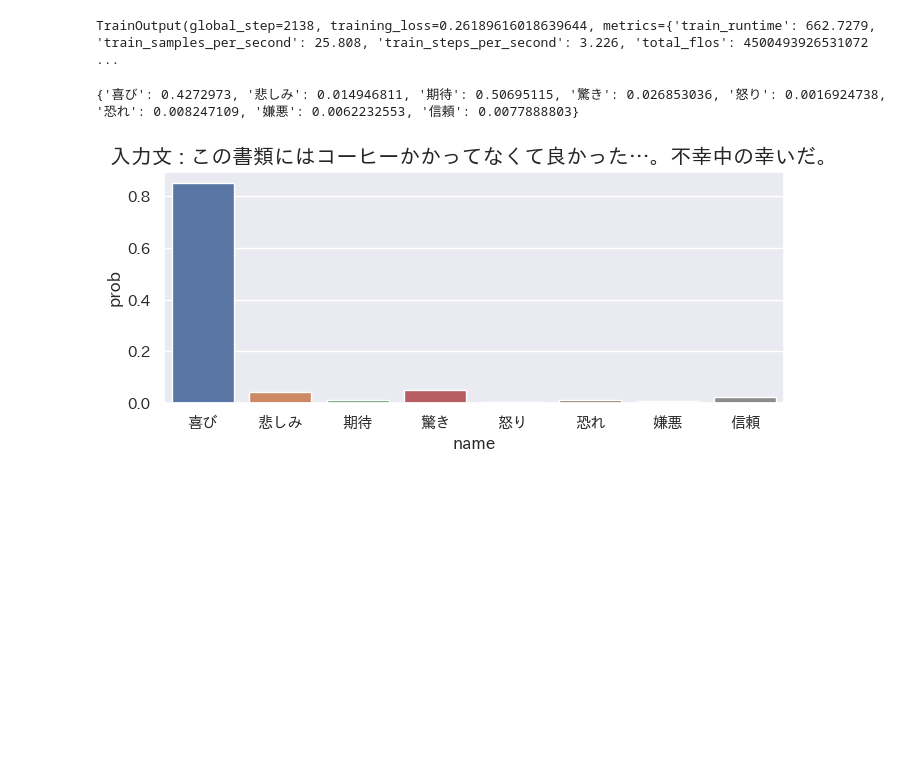
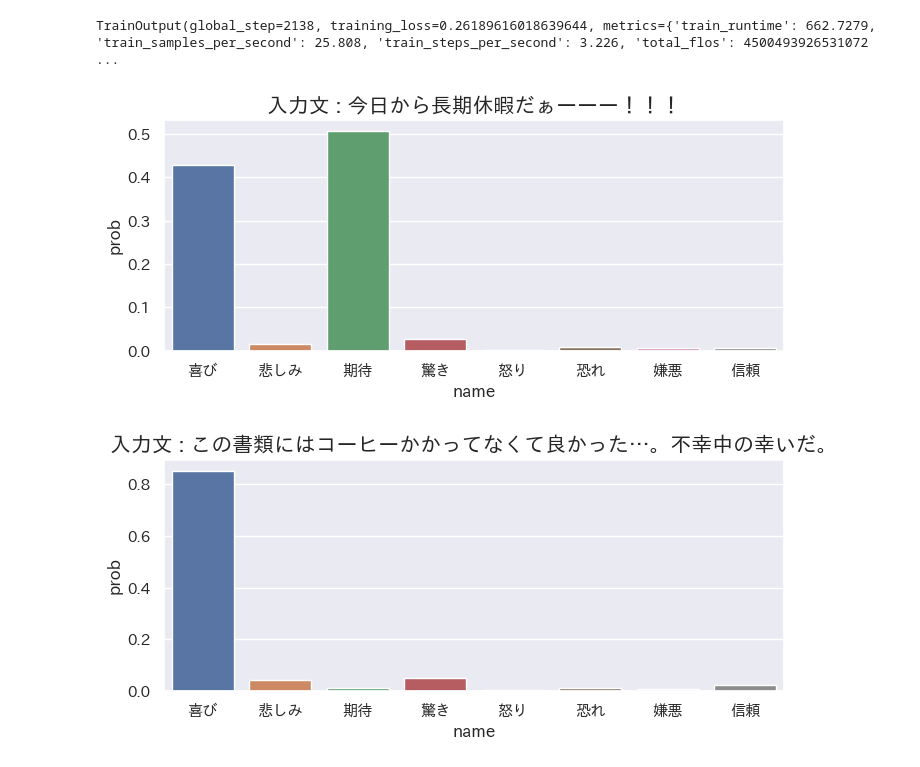
Before and after one commit to maruyama-lab-design/Preservation-of-Emotional-Context-in-Tweet-Embeddings, a Jupyter notebook: prototype2.ipynb, the cells around one changed output. Drawn from its saved outputs; the diff is of its cells as text; code cells hidden in the pictures; blank space fills up the shorter version.

```diff
--- a/prototype2.ipynb
+++ b/prototype2.ipynb
@@ -213,9 +213,9 @@ def analyze_emotion(text, show_fig=False):
     else:
         print(out_dict)
 # %%
-analyze_emotion('今日から長期休暇だぁーーー！！！')
+analyze_emotion('今日から長期休暇だぁーーー！！！', show_fig=True)
 # %% [output]
-{'喜び': 0.4272973, '悲しみ': 0.014946811, '期待': 0.50695115, '驚き': 0.026853036, '怒り': 0.0016924738, '恐れ': 0.008247109, '嫌悪': 0.0062232553, '信頼': 0.0077888803}
+[figure, added]
 # %%
 analyze_emotion('この書類にはコーヒーかかってなくて良かった…。不幸中の幸いだ。', show_fig=True)
 # %% [output]
```
Also changed, not shown: 1 other file.
